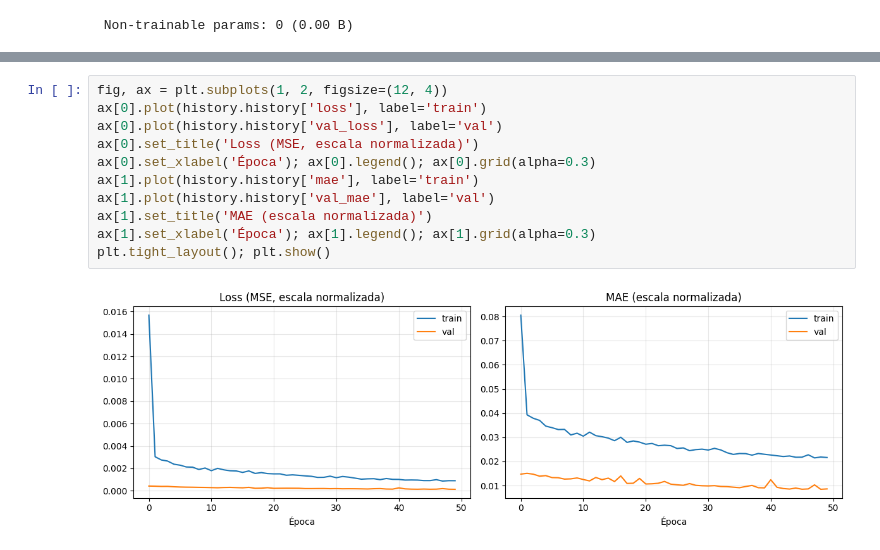
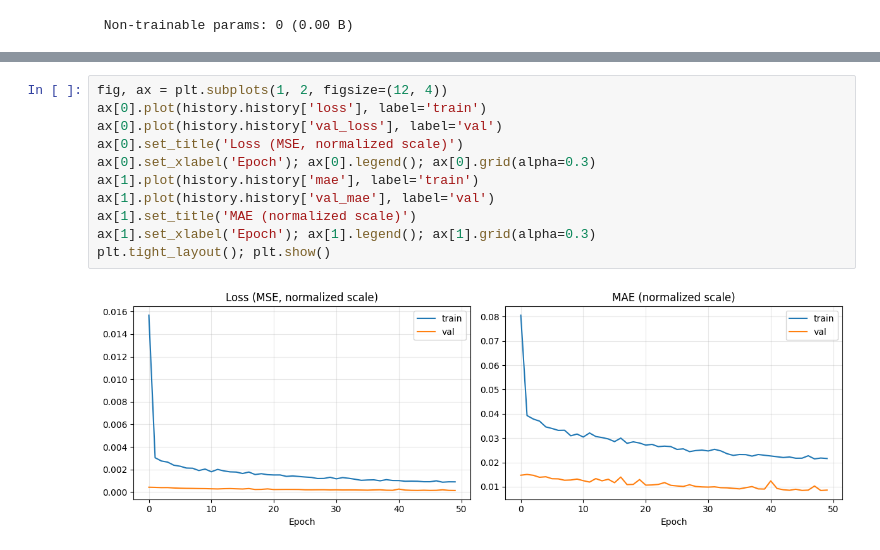
Before and after one commit to vitorpaixao/baba-stock-prediction, a Jupyter notebook: notebooks/01_eda_lstm_baba.ipynb, the cells around one changed output, grey strips where cells are left out. Drawn from its saved outputs; the diff is of its cells as text.

```diff
--- a/notebooks/01_eda_lstm_baba.ipynb
+++ b/notebooks/01_eda_lstm_baba.ipynb
@@ -201,13 +201,13 @@ Epoch 50/50
 # %%
 fig, ax = plt.subplots(1, 2, figsize=(12, 4))
 ax[0].plot(history.history['loss'], label='train')
 ax[0].plot(history.history['val_loss'], label='val')
-ax[0].set_title('Loss (MSE, escala normalizada)')
-ax[0].set_xlabel('Época'); ax[0].legend(); ax[0].grid(alpha=0.3)
+ax[0].set_title('Loss (MSE, normalized scale)')
+ax[0].set_xlabel('Epoch'); ax[0].legend(); ax[0].grid(alpha=0.3)
 ax[1].plot(history.history['mae'], label='train')
 ax[1].plot(history.history['val_mae'], label='val')
-ax[1].set_title('MAE (escala normalizada)')
-ax[1].set_xlabel('Época'); ax[1].legend(); ax[1].grid(alpha=0.3)
+ax[1].set_title('MAE (normalized scale)')
+ax[1].set_xlabel('Epoch'); ax[1].legend(); ax[1].grid(alpha=0.3)
 plt.tight_layout(); plt.show()
 # %% [output]
-[figure, old version]
+[figure, new version]
```
Also changed, not shown: parts of 31 cells of this notebook, 1 other file.
